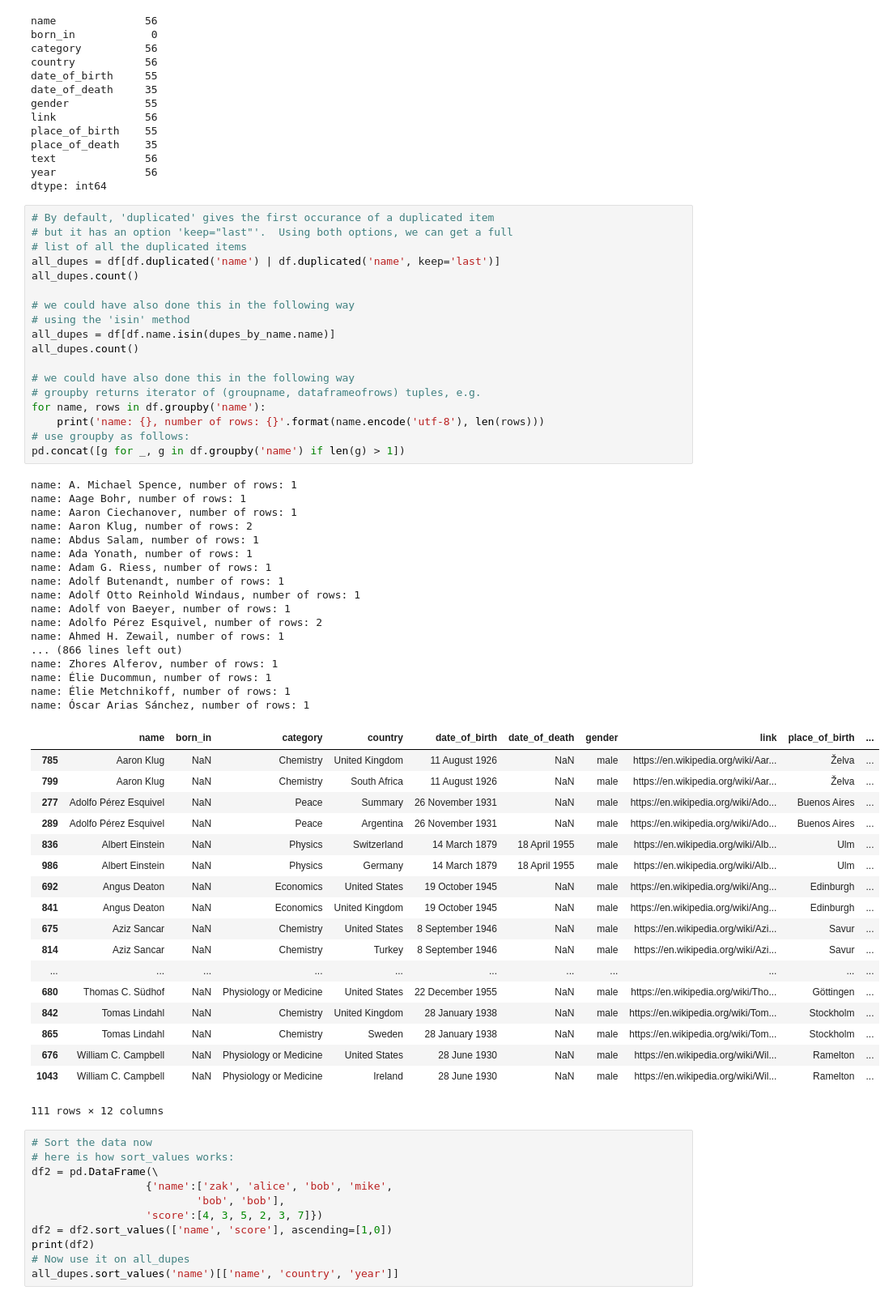
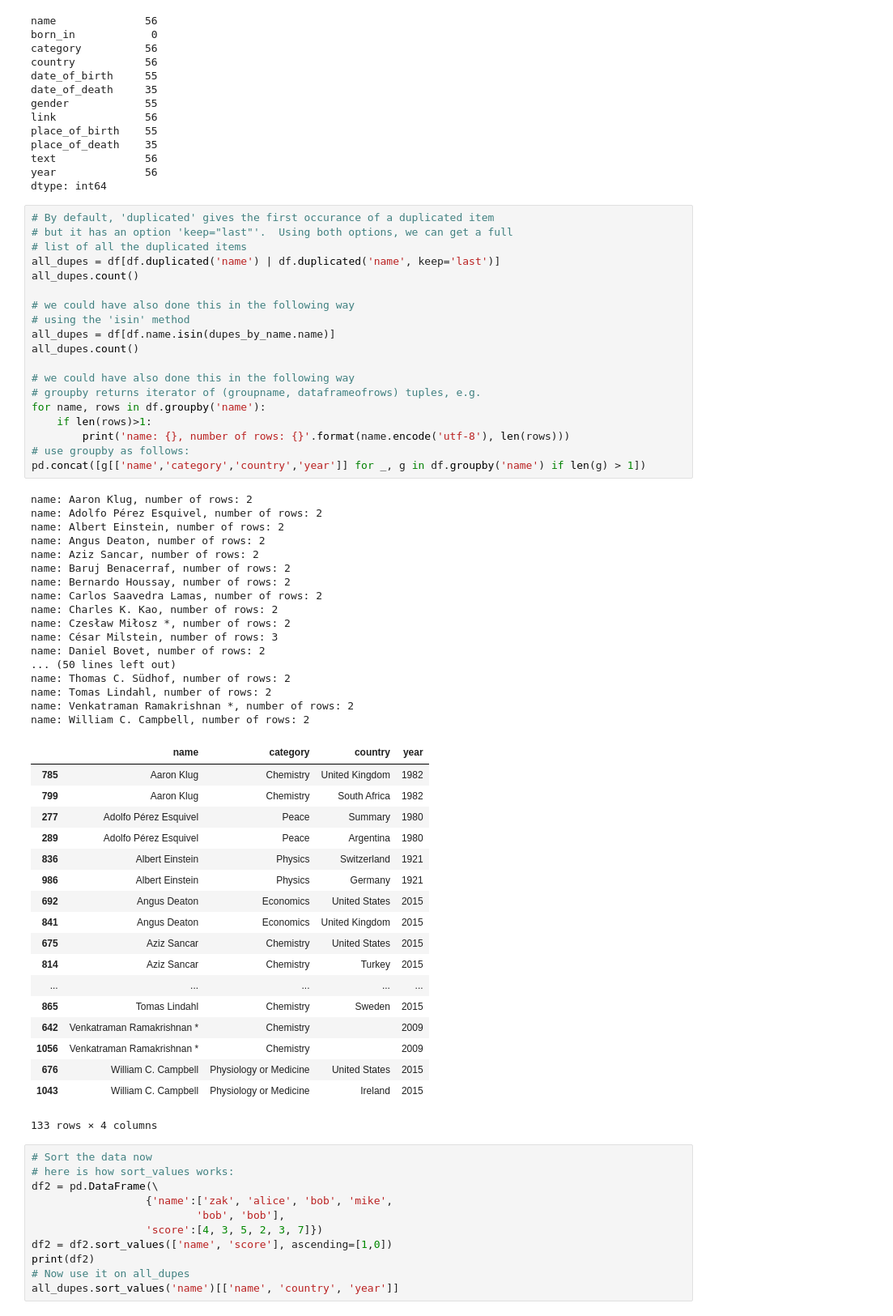
Before and after one commit to dyoung418/dataviz-python-js, a Jupyter notebook: cleaning-data-pandas.ipynb, the cells around one changed output. Shown at 81% size. Drawn from its saved outputs; the diff is of its cells as text.

```diff
--- a/Cleaning Data with Pandas.ipynb
+++ b/cleaning-data-pandas.ipynb
@@ -232,57 +232,58 @@ dtype: int64
 # %%
 # By default, 'duplicated' gives the first occurance of a duplicated item
 # but it has an option 'keep="last"'.  Using both options, we can get a full
 # list of all the duplicated items
 all_dupes = df[df.duplicated('name') | df.duplicated('name', keep='last')]
 all_dupes.count()
 
 # we could have also done this in the following way
 # using the 'isin' method
 all_dupes = df[df.name.isin(dupes_by_name.name)]
 all_dupes.count()
 
 # we could have also done this in the following way
 # groupby returns iterator of (groupname, dataframeofrows) tuples, e.g.
 for name, rows in df.groupby('name'):
-    print('name: {}, number of rows: {}'.format(name.encode('utf-8'), len(rows)))
+    if len(rows)>1:
+        print('name: {}, number of rows: {}'.format(name.encode('utf-8'), len(rows)))
 # use groupby as follows:
-pd.concat([g for _, g in df.groupby('name') if len(g) > 1])
+pd.concat([g[['name','category','country','year']] for _, g in df.groupby('name') if len(g) > 1])
 # %% [output]
-name: A. Michael Spence, number of rows: 1
-name: Aage Bohr, number of rows: 1
-name: Aaron Ciechanover, number of rows: 1
 name: Aaron Klug, number of rows: 2
-name: Abdus Salam, number of rows: 1
-name: Ada Yonath, number of rows: 1
-name: Adam G. Riess, number of rows: 1
-name: Adolf Butenandt, number of rows: 1
-name: Adolf Otto Reinhold Windaus, number of rows: 1
-name: Adolf von Baeyer, number of rows: 1
 name: Adolfo Pérez Esquivel, number of rows: 2
-name: Ahmed H. Zewail, number of rows: 1
-... (866 lines left out)
-name: Zhores Alferov, number of rows: 1
-name: Élie Ducommun, number of rows: 1
-name: Élie Metchnikoff, number of rows: 1
-name: Óscar Arias Sánchez, number of rows: 1
+name: Albert Einstein, number of rows: 2
+name: Angus Deaton, number of rows: 2
+name: Aziz Sancar, number of rows: 2
+name: Baruj Benacerraf, number of rows: 2
+name: Bernardo Houssay, number of rows: 2
+name: Carlos Saavedra Lamas, number of rows: 2
+name: Charles K. Kao, number of rows: 2
+name: Czesław Miłosz *, number of rows: 2
+name: César Milstein, number of rows: 3
+name: Daniel Bovet, number of rows: 2
+... (50 lines left out)
+name: Thomas C. Südhof, number of rows: 2
+name: Tomas Lindahl, number of rows: 2
+name: Venkatraman Ramakrishnan *, number of rows: 2
+name: William C. Campbell, number of rows: 2
-|  | name | born_in | category | country | date_of_birth | date_of_death | gender | link | place_of_birth | ... |
-| 785 | Aaron Klug | NaN | Chemistry | United Kingdom | 11 August 1926 | NaN | male | https://en.wikipedia.org/wiki/Aar... | Želva | ... |
-| 799 | Aaron Klug | NaN | Chemistry | South Africa | 11 August 1926 | NaN | male | https://en.wikipedia.org/wiki/Aar... | Želva | ... |
-| 277 | Adolfo Pérez Esquivel | NaN | Peace | Summary | 26 November 1931 | NaN | male | https://en.wikipedia.org/wiki/Ado... | Buenos Aires | ... |
-| 289 | Adolfo Pérez Esquivel | NaN | Peace | Argentina | 26 November 1931 | NaN | male | https://en.wikipedia.org/wiki/Ado... | Buenos Aires | ... |
-| 836 | Albert Einstein | NaN | Physics | Switzerland | 14 March 1879 | 18 April 1955 | male | https://en.wikipedia.org/wiki/Alb... | Ulm | ... |
-| 986 | Albert Einstein | NaN | Physics | Germany | 14 March 1879 | 18 April 1955 | male | https://en.wikipedia.org/wiki/Alb... | Ulm | ... |
-| 692 | Angus Deaton | NaN | Economics | United States | 19 October 1945 | NaN | male | https://en.wikipedia.org/wiki/Ang... | Edinburgh | ... |
-| 841 | Angus Deaton | NaN | Economics | United Kingdom | 19 October 1945 | NaN | male | https://en.wikipedia.org/wiki/Ang... | Edinburgh | ... |
-| 675 | Aziz Sancar | NaN | Chemistry | United States | 8 September 1946 | NaN | male | https://en.wikipedia.org/wiki/Azi... | Savur | ... |
-| 814 | Aziz Sancar | NaN | Chemistry | Turkey | 8 September 1946 | NaN | male | https://en.wikipedia.org/wiki/Azi... | Savur | ... |
-| ... | ... | ... | ... | ... | ... | ... | ... | ... | ... | ... |
-| 680 | Thomas C. Südhof | NaN | Physiology or Medicine | United States | 22 December 1955 | NaN | male | https://en.wikipedia.org/wiki/Tho... | Göttingen | ... |
-| 842 | Tomas Lindahl | NaN | Chemistry | United Kingdom | 28 January 1938 | NaN | male | https://en.wikipedia.org/wiki/Tom... | Stockholm | ... |
-| 865 | Tomas Lindahl | NaN | Chemistry | Sweden | 28 January 1938 | NaN | male | https://en.wikipedia.org/wiki/Tom... | Stockholm | ... |
-| 676 | William C. Campbell | NaN | Physiology or Medicine | United States | 28 June 1930 | NaN | male | https://en.wikipedia.org/wiki/Wil... | Ramelton | ... |
-| 1043 | William C. Campbell | NaN | Physiology or Medicine | Ireland | 28 June 1930 | NaN | male | https://en.wikipedia.org/wiki/Wil... | Ramelton | ... |
+|  | name | category | country | year |
+| 785 | Aaron Klug | Chemistry | United Kingdom | 1982 |
+| 799 | Aaron Klug | Chemistry | South Africa | 1982 |
+| 277 | Adolfo Pérez Esquivel | Peace | Summary | 1980 |
+| 289 | Adolfo Pérez Esquivel | Peace | Argentina | 1980 |
+| 836 | Albert Einstein | Physics | Switzerland | 1921 |
+| 986 | Albert Einstein | Physics | Germany | 1921 |
+| 692 | Angus Deaton | Economics | United States | 2015 |
+| 841 | Angus Deaton | Economics | United Kingdom | 2015 |
+| 675 | Aziz Sancar | Chemistry | United States | 2015 |
+| 814 | Aziz Sancar | Chemistry | Turkey | 2015 |
+| ... | ... | ... | ... | ... |
+| 865 | Tomas Lindahl | Chemistry | Sweden | 2015 |
+| 642 | Venkatraman Ramakrishnan * | Chemistry |  | 2009 |
+| 1056 | Venkatraman Ramakrishnan * | Chemistry |  | 2009 |
+| 676 | William C. Campbell | Physiology or Medicine | United States | 2015 |
+| 1043 | William C. Campbell | Physiology or Medicine | Ireland | 2015 |
-111 rows × 12 columns
+133 rows × 4 columns
 # %%
 # Sort the data now
 # here is how sort_values works:
```
Also changed, not shown: parts of 10 cells of this notebook, 3 other files.
